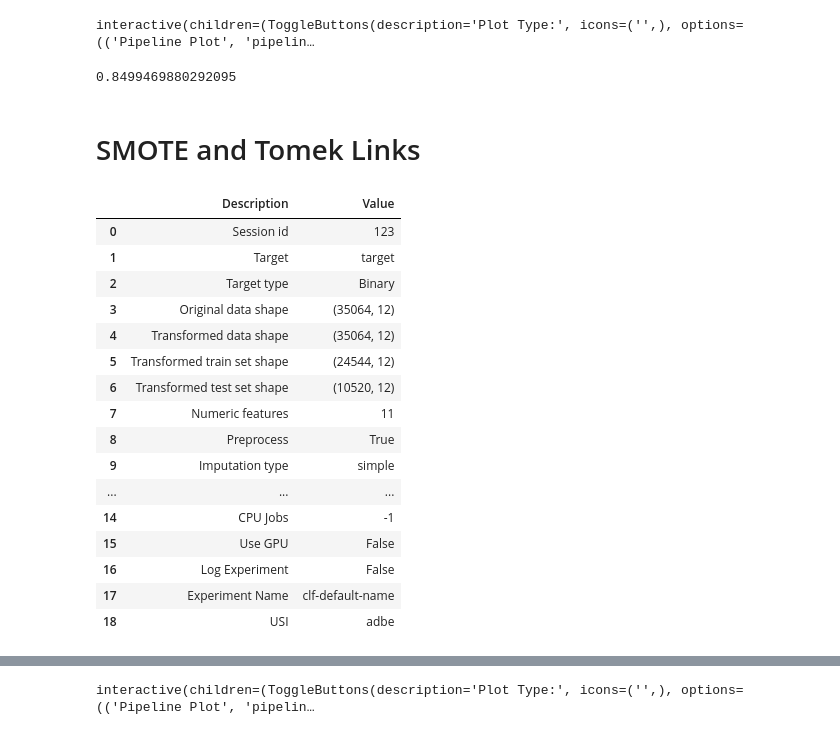
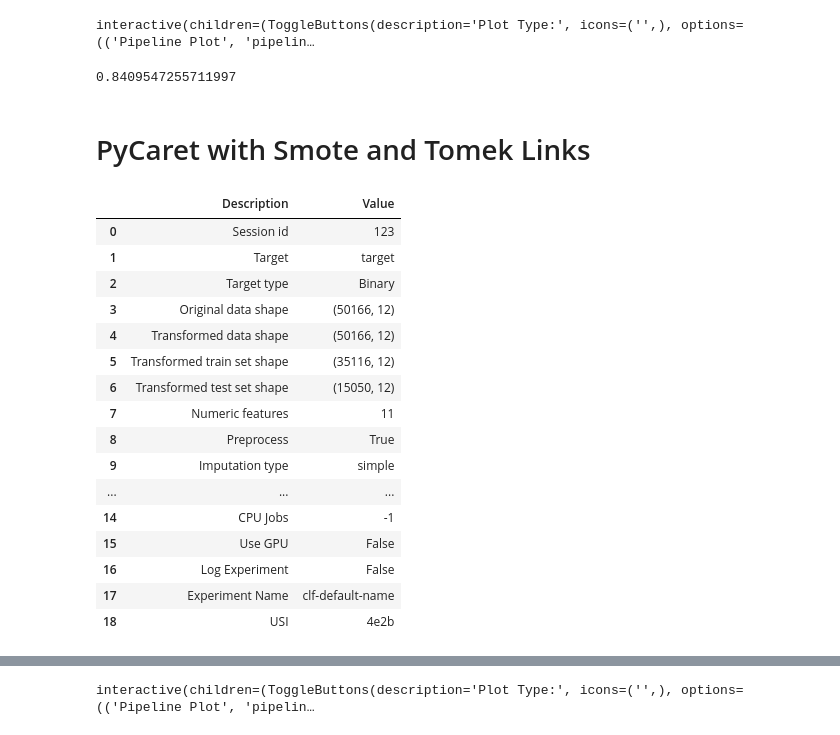
Before and after one commit to GeraldL19/loan_default_prediction, a Jupyter notebook: Spot_Testing_Model_SMOTE_Hyper__02_01_24.ipynb, the cells around one changed output, grey strips where cells are left out. Saved outputs shown, nothing was run; the diff lists cells and outputs as text; code cells hidden in the pictures.

```diff
--- a/Spot_Testing_Model_SMOTE_Hyper__02_01_24.ipynb
+++ b/Spot_Testing_Model_SMOTE_Hyper__02_01_24.ipynb
@@ -219,12 +216,12 @@ evaluate_model(best_model)
 # %% [output]
 interactive(children=(ToggleButtons(description='Plot Type:', icons=('',), options=(('Pipeline Plot', 'pipelin…
 # %%
-F2 = (5 * 0.9609 * 0.8261) / (4 * 0.9609 + 0.8261)
+F2 = (5 * 0.9832 * 0.8116) / (4 * 0.9832 + 0.8116)
 F2
 # %% [output]
-0.8499469880292095
+0.8409547255711997
 # %% [markdown]
-# SMOTE and Tomek Links
+# PyCaret with Smote and Tomek Links
 # %%
 from imblearn.combine import *
 from imblearn.over_sampling import SMOTE
@@ -234,27 +231,24 @@ from sklearn.pipeline import Pipeline
 X = df.drop('loan_status', axis=1)
 y = df['loan_status']
 
-# Assuming X is your feature matrix and y is your target variable
-X_train, X_test, y_train, y_test = train_test_split(X, y, test_size=0.3, random_state=42)
-
 smt = SMOTETomek(random_state=42)
 
-X_train_smote, y_train_smote = smt.fit_resample(X_train, y_train)
+X_train_smote, y_train_smote = smt.fit_resample(X, y)
 
 # Create a DataFrame with the SMOTE-transformed features and target
 df_smtek = pd.concat([pd.DataFrame(X_train_smote, columns=X.columns), pd.Series(y_train_smote, name='target')], axis=1)
 # %%
 # Setup PyCaret with the SMOTE-transformed dataset
-lip = setup(data=df_smtek, target='target', session_id=123)
+exp = setup(data=df_smtek, target='target', session_id=123)
 # %% [output]
 |  | Description | Value |
 | 0 | Session id | 123 |
 | 1 | Target | target |
 | 2 | Target type | Binary |
-| 3 | Original data shape | (35064, 12) |
-| 4 | Transformed data shape | (35064, 12) |
-| 5 | Transformed train set shape | (24544, 12) |
-| 6 | Transformed test set shape | (10520, 12) |
+| 3 | Original data shape | (50166, 12) |
+| 4 | Transformed data shape | (50166, 12) |
+| 5 | Transformed train set shape | (35116, 12) |
+| 6 | Transformed test set shape | (15050, 12) |
 | 7 | Numeric features | 11 |
 | 8 | Preprocess | True |
 | 9 | Imputation type | simple |
@@ -263,7 +257,7 @@ lip = setup(data=df_smtek, target='target', session_id=123)
 | 15 | Use GPU | False |
 | 16 | Log Experiment | False |
 | 17 | Experiment Name | clf-default-name |
-| 18 | USI | adbe |
+| 18 | USI | 4e2b |
 # %%
 # Compare models and select the best one
 best_tek = compare_models()
```
Also changed, not shown: parts of 39 cells of this notebook.
